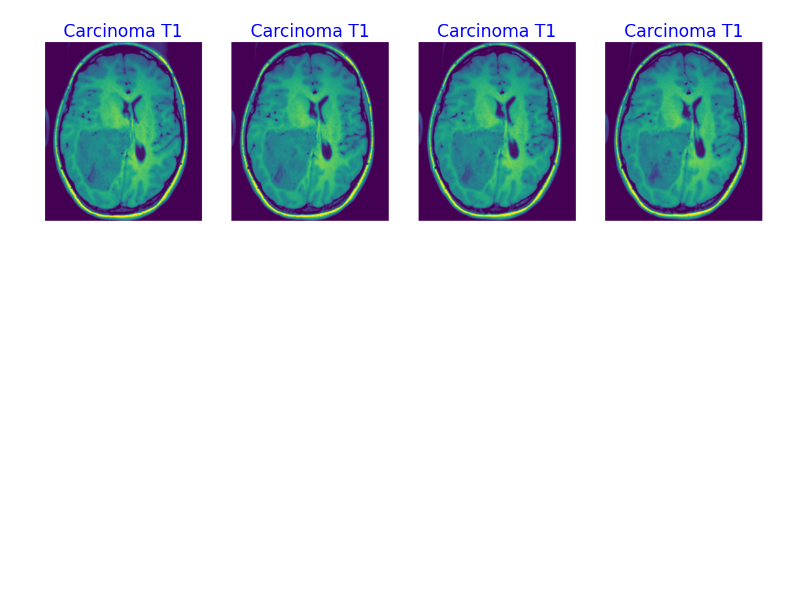
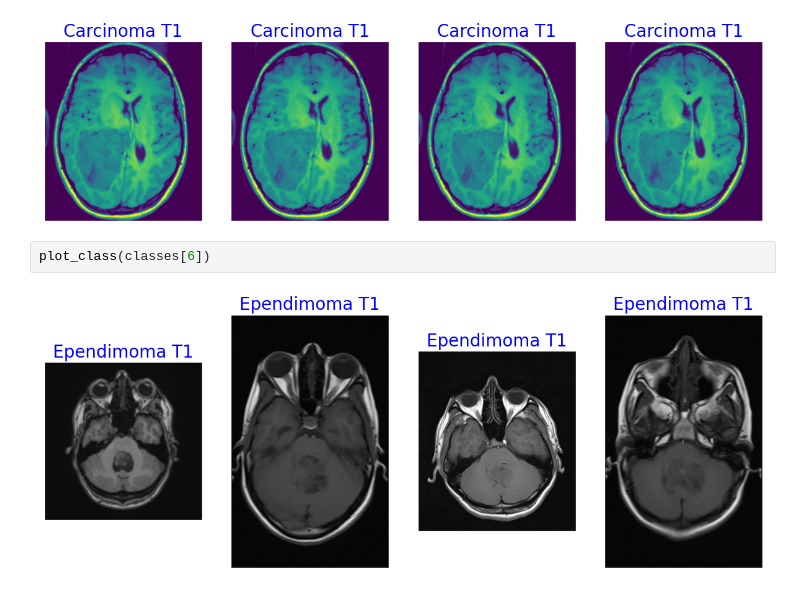
Before and after one commit to bassantmedhat/Brain_Tumor_Classification, a Jupyter notebook: Model.ipynb, the cells around one changed output. Cells and saved outputs as stored; diff of their text form; blank space fills up the shorter version.

```diff
--- a/Model.ipynb
+++ b/Model.ipynb
@@ -73,3 +65,7 @@ plot_class(classes[2])
 plot_class(classes[3])
 # %% [output]
 [figure]
+# %%
+plot_class(classes[6])
+# %% [output]
+[figure, added]
```
Also changed, not shown: parts of 3 cells of this notebook.
